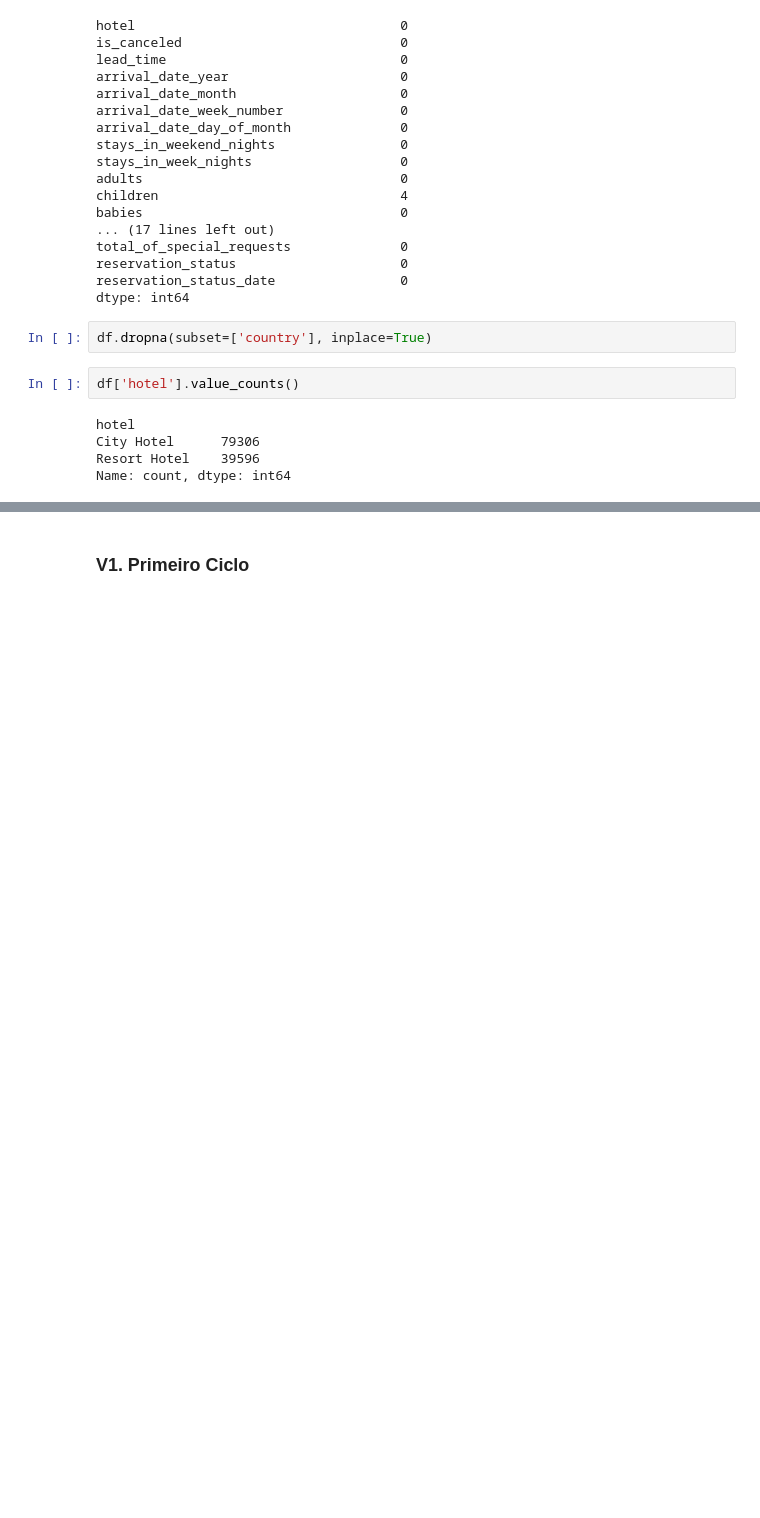
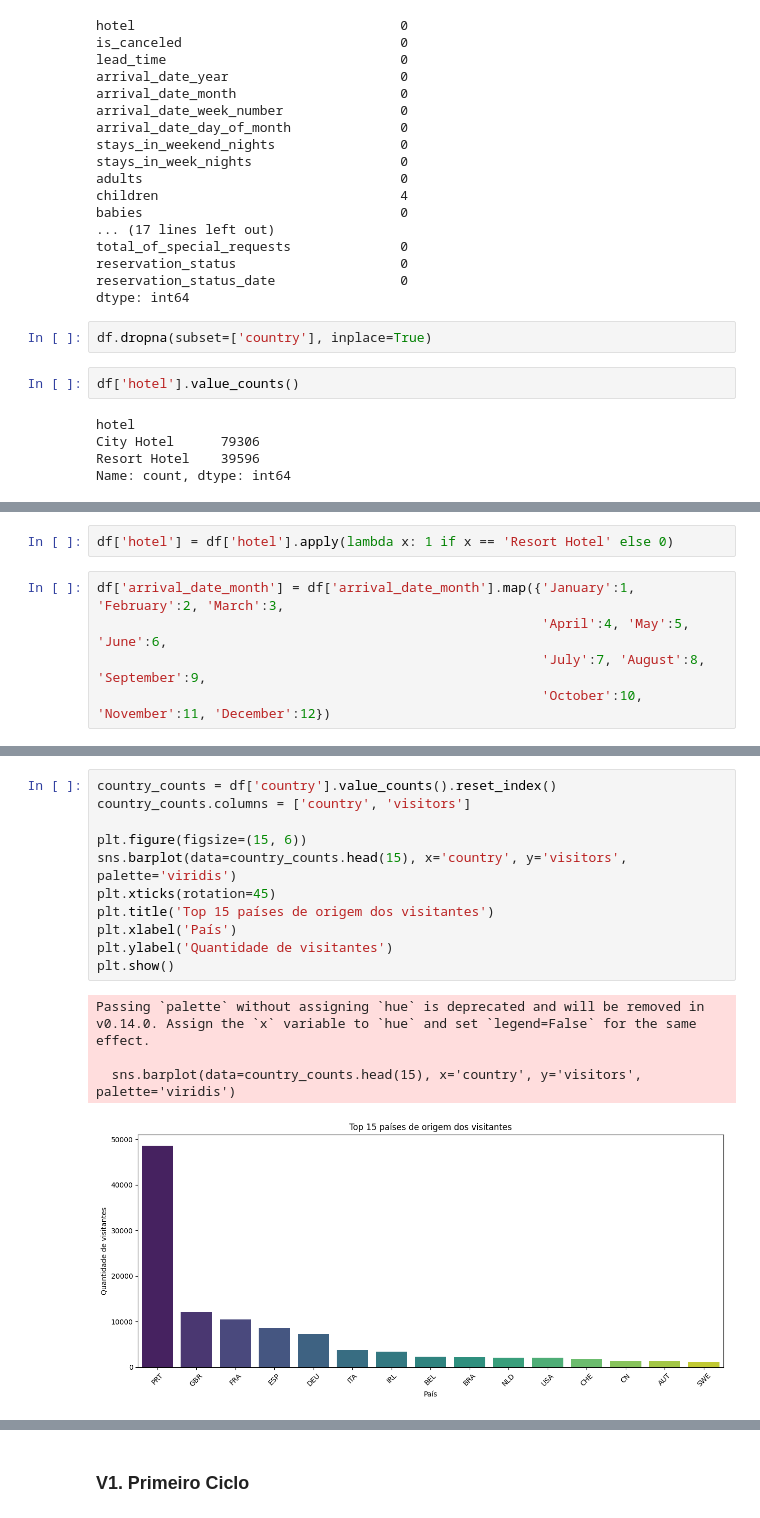
Before and after one commit to joaonovaes1/Hotel-Booking-Cancellation-Forecast, a Jupyter notebook: notebooks/v1.ipynb, the cells around one changed output, grey strips where cells are left out. Saved outputs shown, nothing was run; the diff lists cells and outputs as text; blank space fills up the shorter version.

```diff
--- a/notebooks/v1.ipynb
+++ b/notebooks/v1.ipynb
@@ -92,0 +123,7 @@ Name: count, dtype: int64
+# %%
+df['hotel'] = df['hotel'].apply(lambda x: 1 if x == 'Resort Hotel' else 0)
+# %%
+df['arrival_date_month'] = df['arrival_date_month'].map({'January':1, 'February':2, 'March':3,
+                                                         'April':4, 'May':5, 'June':6,
+                                                         'July':7, 'August':8, 'September':9,
+                                                         'October':10, 'November':11, 'December':12})
@@ -92,0 +138,16 @@ Name: count, dtype: int64
+# %%
+country_counts = df['country'].value_counts().reset_index()
+country_counts.columns = ['country', 'visitors']
+
+plt.figure(figsize=(15, 6))
+sns.barplot(data=country_counts.head(15), x='country', y='visitors', palette='viridis')
+plt.xticks(rotation=45)
+plt.title('Top 15 países de origem dos visitantes')
+plt.xlabel('País')
+plt.ylabel('Quantidade de visitantes')
+plt.show()
+# %% [output]
+Passing `palette` without assigning `hue` is deprecated and will be removed in v0.14.0. Assign the `x` variable to `hue` and set `legend=False` for the same effect.
+
+  sns.barplot(data=country_counts.head(15), x='country', y='visitors', palette='viridis')
+[figure, added]
```
Also changed, not shown: parts of 14 cells of this notebook, 4 other files.
